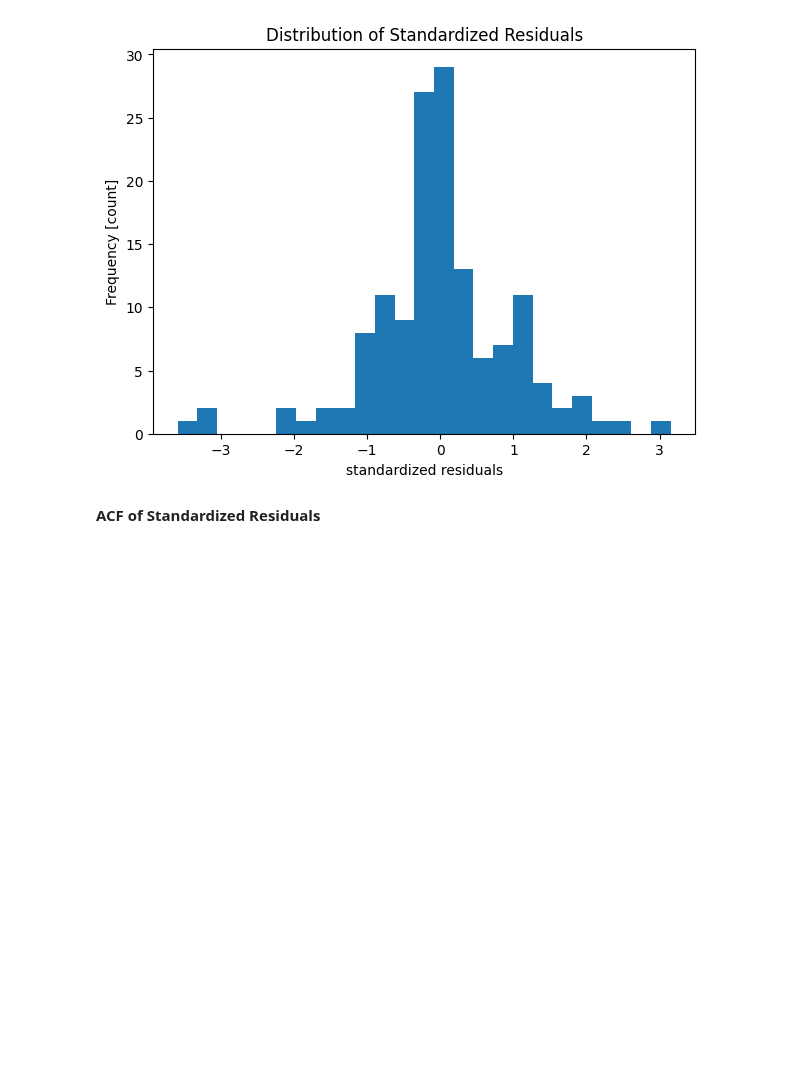
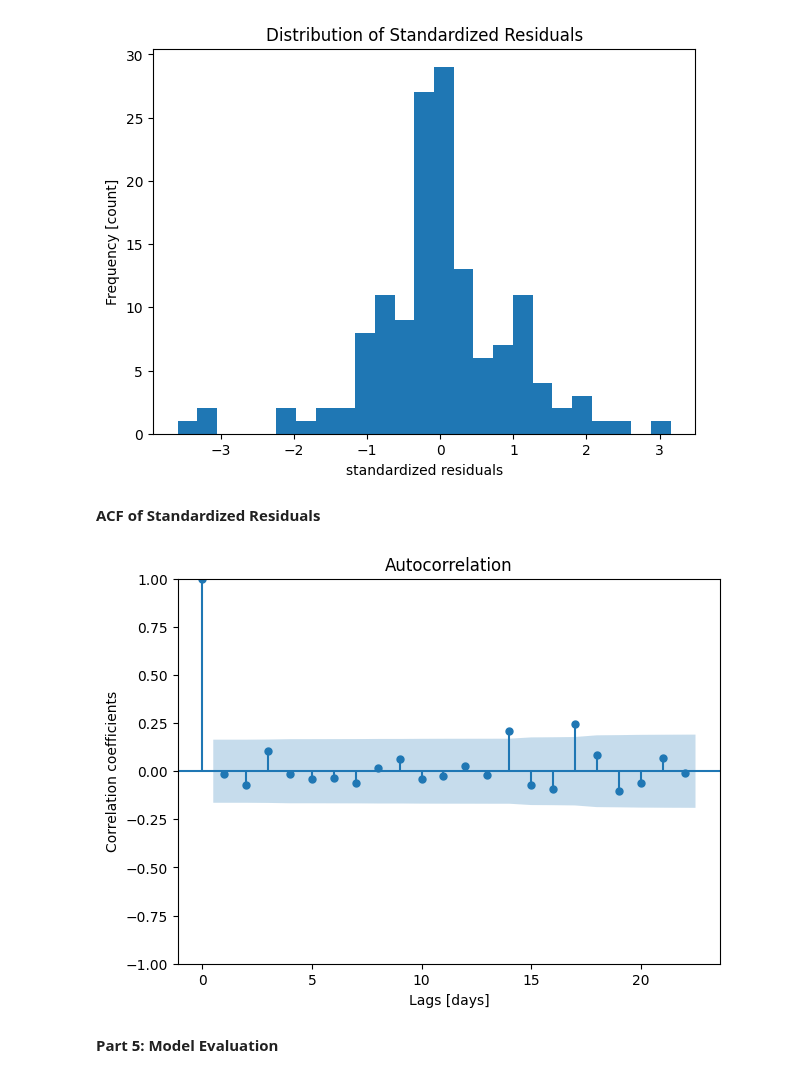
Before and after one commit to micahondiwa/fraud_volumes_detection, a Jupyter notebook: fraud-volume_forecast_garch.ipynb, the cells around one changed output. Drawn from its saved outputs; the diff is of its cells as text; code cells hidden in the pictures; blank space fills up the shorter version.

Commit message:
Garch model

```diff
--- a/fraud-volume_forecast_garch.ipynb
+++ b/fraud-volume_forecast_garch.ipynb
@@ -474,3 +474,16 @@ plt.title("Distribution of Standardized Residuals");
 [figure]
 # %% [markdown]
 **ACF of Standardized Residuals**
+# %%
+fig, ax = plt.subplots(figsize=(7, 5))
+
+# Create ACF of squared, standardized residuals
+plot_acf(model.std_resid ** 2, ax=ax);
+
+# Add axis labels
+plt.xlabel("Lags [days]")
+plt.ylabel("Correlation coefficients");
+# %% [output]
+[figure, added]
+# %% [markdown]
+**Part 5: Model Evaluation**
```
